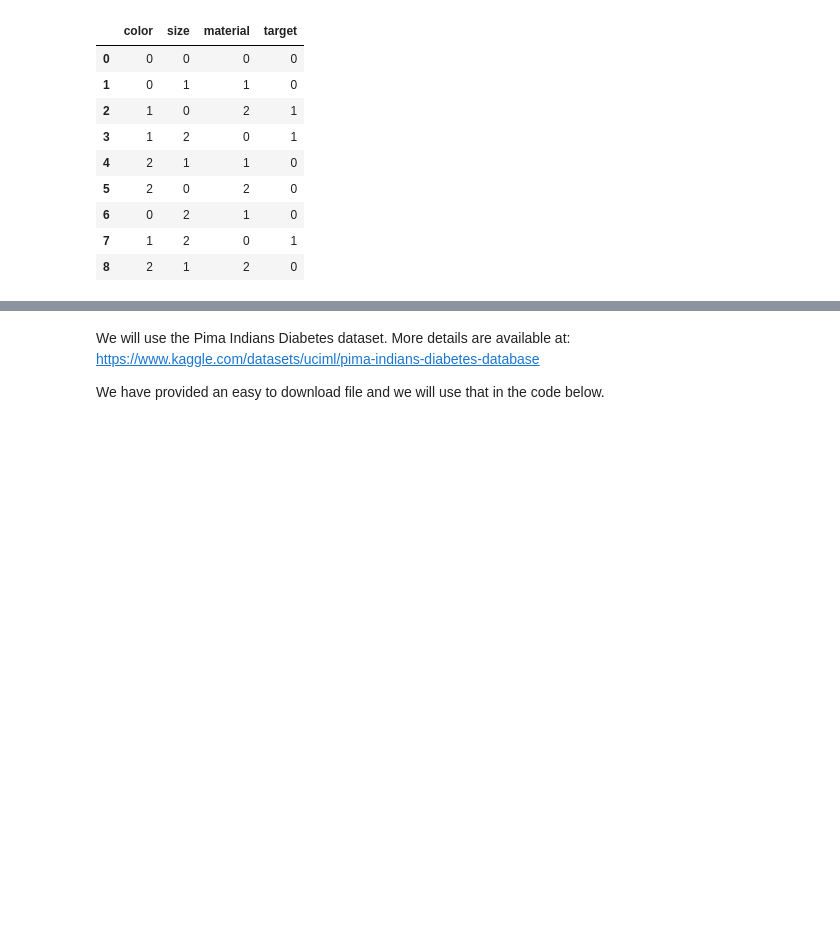
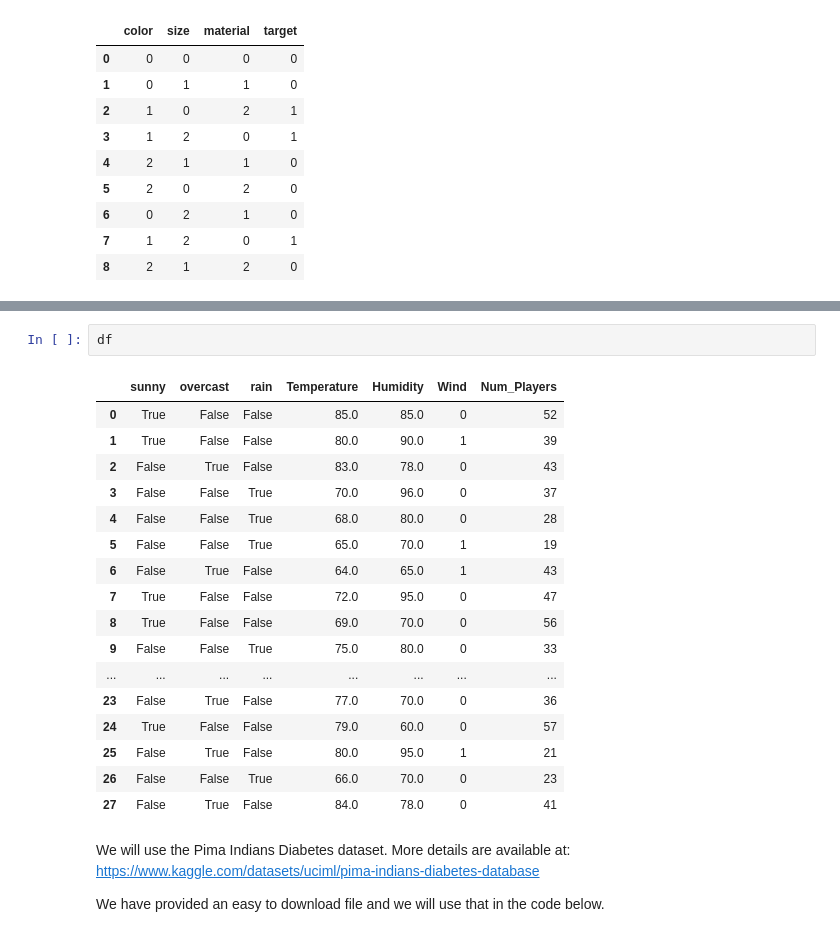
Before and after one commit to BrotherNgo07/cs4372, a Jupyter notebook: Decision_Tree_RF.ipynb, the cells around one changed output, grey strips where cells are left out. Saved outputs shown, nothing was run; the diff lists cells and outputs as text; blank space fills up the shorter version.

```diff
--- a/Decision_Tree_RF.ipynb
+++ b/Decision_Tree_RF.ipynb
@@ -170,6 +170,26 @@ graph
 Test set predictions: [39. 23. 33. 49. 39. 13. 23. 33. 49. 43. 49. 23. 28. 43.]
 Mean Squared Error: 30.571428571428573
 [drawing not drawn]
+# %%
+df
+# %% [output]
+|  | sunny | overcast | rain | Temperature | Humidity | Wind | Num_Players |
+| 0 | True | False | False | 85.0 | 85.0 | 0 | 52 |
+| 1 | True | False | False | 80.0 | 90.0 | 1 | 39 |
+| 2 | False | True | False | 83.0 | 78.0 | 0 | 43 |
+| 3 | False | False | True | 70.0 | 96.0 | 0 | 37 |
+| 4 | False | False | True | 68.0 | 80.0 | 0 | 28 |
+| 5 | False | False | True | 65.0 | 70.0 | 1 | 19 |
+| 6 | False | True | False | 64.0 | 65.0 | 1 | 43 |
+| 7 | True | False | False | 72.0 | 95.0 | 0 | 47 |
+| 8 | True | False | False | 69.0 | 70.0 | 0 | 56 |
+| 9 | False | False | True | 75.0 | 80.0 | 0 | 33 |
+| ... | ... | ... | ... | ... | ... | ... | ... |
+| 23 | False | True | False | 77.0 | 70.0 | 0 | 36 |
+| 24 | True | False | False | 79.0 | 60.0 | 0 | 57 |
+| 25 | False | True | False | 80.0 | 95.0 | 1 | 21 |
+| 26 | False | False | True | 66.0 | 70.0 | 0 | 23 |
+| 27 | False | True | False | 84.0 | 78.0 | 0 | 41 |
 # %% [markdown]
 We will use the Pima Indians Diabetes dataset. More details are available at: https://www.kaggle.com/datasets/uciml/pima-indians-diabetes-database
 
```
